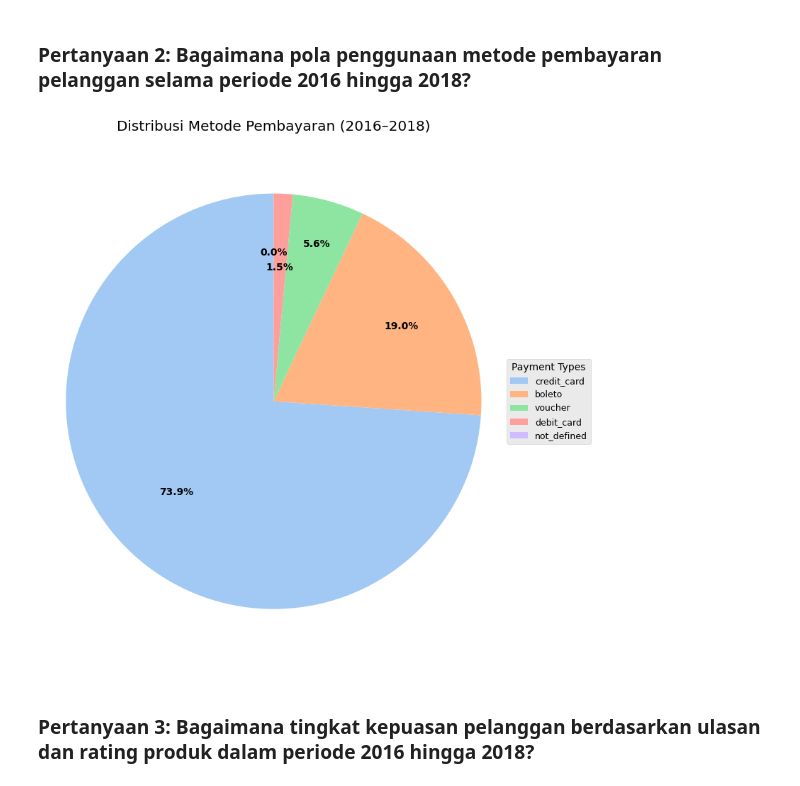
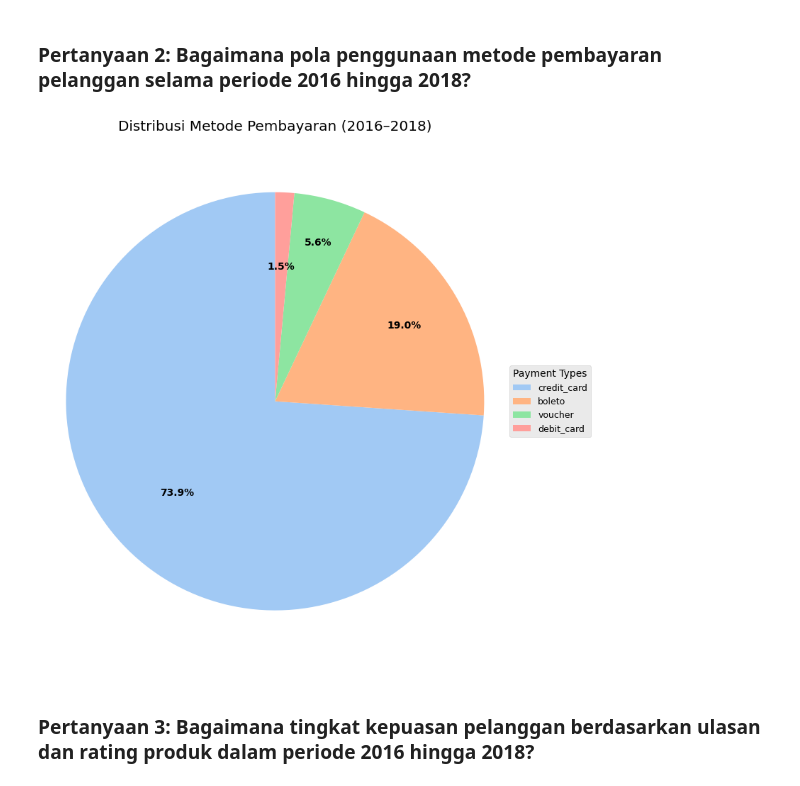
Before and after one commit to Mhafizhrz/proyek_analisis_data, a Jupyter notebook: notebook.ipynb, the cells around one changed output. Cells and saved outputs as stored; diff of their text form; code cells hidden in the pictures.

```diff
--- a/notebook.ipynb
+++ b/notebook.ipynb
@@ -608,33 +619,36 @@ plt.show()
 # %% [markdown]
 ### Pertanyaan 2: Bagaimana pola penggunaan metode pembayaran pelanggan selama periode 2016 hingga 2018?
 # %%
+# Hapus metode pembayaran yang tidak diinginkan
+order_payments_cleaned = order_payments[order_payments['payment_type'] != 'not_defined']
+
 # Hitung jumlah penggunaan tiap metode pembayaran
-payment_methods = order_payments['payment_type'].value_counts()
+payment_methods = order_payments_cleaned['payment_type'].value_counts()
 percentages = (payment_methods / payment_methods.sum()) * 100
 labels = payment_methods.index.tolist()
 colors = sns.color_palette('pastel')
 
 # Pie Chart
 fig, ax = plt.subplots(figsize=(8, 8))
 wedges, _ = ax.pie(payment_methods, startangle=90, colors=colors, radius=0.7)
 
 # Tambahkan persentase ke dalam pie
 for i, (wedge, pct) in enumerate(zip(wedges, percentages)):
     theta = (wedge.theta2 + wedge.theta1) / 2.0
-    radius = 0.45 + (i % 3) * 0.05  # buat variasi supaya tidak numpuk
+    radius = 0.45 + (i % 3) * 0.05
     x = radius * np.cos(np.deg2rad(theta))
     y = radius * np.sin(np.deg2rad(theta))
     ax.text(x, y, f"{pct:.1f}%", ha='center', va='center', fontsize=10, weight='bold')
 
 # Tambahkan legenda di samping
 ax.legend(wedges, labels, title="Payment Types", loc="center left", bbox_to_anchor=(1, 0, 0.5, 1), fontsize=9)
 
 plt.title('Distribusi Metode Pembayaran (2016–2018)')
 plt.axis('equal')
 plt.tight_layout()
 plt.show()
 # %% [output]
-[figure, old version]
+[figure, new version]
 # %% [markdown]
 ### Pertanyaan 3: Bagaimana tingkat kepuasan pelanggan berdasarkan ulasan dan rating produk dalam periode 2016 hingga 2018?
 # %%
```
Also changed, not shown: parts of 6 cells of this notebook, 2 other files.
